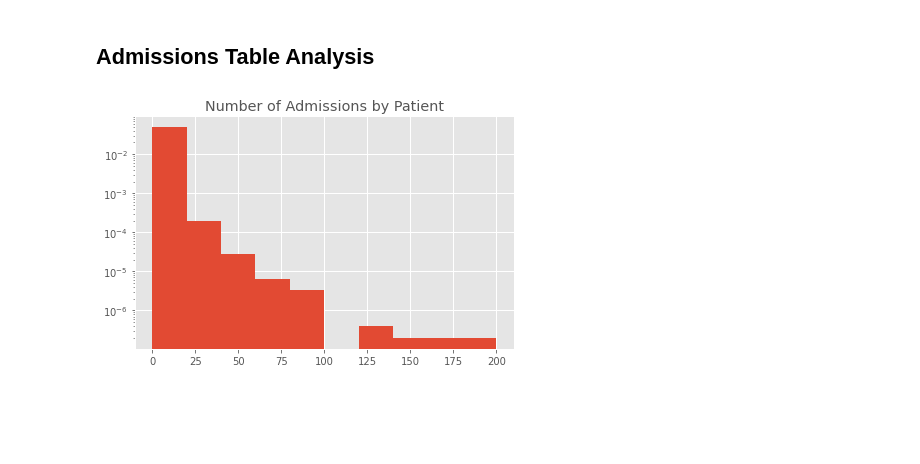
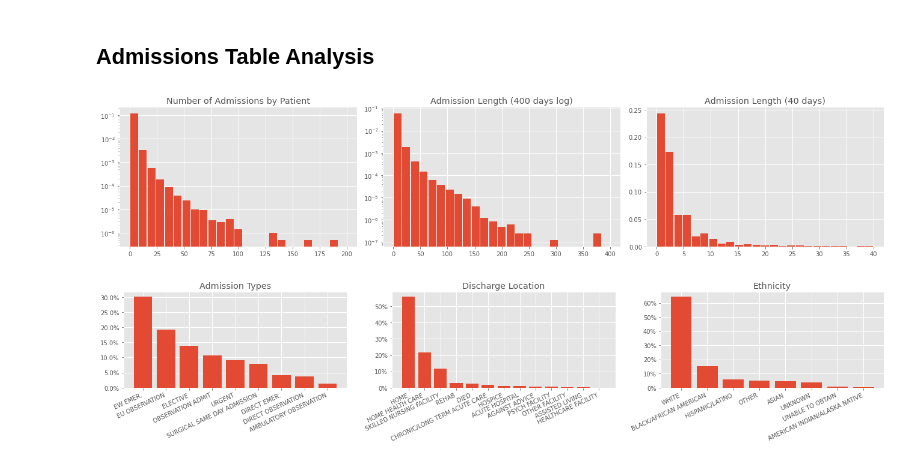
Before and after one commit to pasteur-dev/pasteur, a Jupyter notebook: notebooks/mimic_core.ipynb, the cells around one changed output. Cells and saved outputs as stored; diff of their text form; code cells hidden in the pictures; blank space fills up the shorter version.

Commit message:
add admissions charts

```diff
--- a/notebooks/mimic_core.ipynb
+++ b/notebooks/mimic_core.ipynb
@@ -90,13 +90,52 @@ fig.tight_layout()
 # %%
 # Sensitive
 admissions.head()
-# %%
-counts = admissions.groupby('subject_id')['subject_id'].count()
-plt.title('Number of Admissions by Patient')
-plt.hist(counts, range=(0, 200), log=True, density=True);
-plt.tight_layout()
-# %% [output]
-[figure, removed]
+# %%
+fig, ax = subplots_row(3)
+counts = admissions.groupby('subject_id')['subject_id'].count()
+ax[0].set_title('Number of Admissions by Patient')
+ax[0].hist(counts, range=(0, 200), log=True, density=True, bins=25, rwidth=0.9)
+
+admission_length = admissions['dischtime'] - admissions['admittime']
+ax[1].set_title('Admission Length (400 days log)')
+ax[1].hist(admission_length.dt.days, range=(0, 400), density=True, log=True, bins=25, rwidth=0.9)
+
+ax[2].set_title('Admission Length (40 days)')
+ax[2].hist(admission_length.dt.days, range=(0, 40), density=True, bins=25, rwidth=0.9)
+
+fig.tight_layout()
+# %% [output]
+[figure, added]
+# %%
+fig, ax = subplots_row(3)
+i = 0
+
+counts = admissions.value_counts('admission_type')
+counts /= np.sum(counts)
+ax[i].set_title('Admission Types')
+ax[i].bar(list(counts.keys()), list(counts.values))
+ax[i].yaxis.set_major_formatter(mtick.PercentFormatter(1.0))
+plt.setp(ax[i].get_xticklabels(), rotation=25, horizontalalignment='right')
+
+i += 1
+counts = admissions.value_counts('discharge_location')
+counts /= np.sum(counts)
+ax[i].set_title('Discharge Location')
+ax[i].bar(list(counts.keys()), list(counts.values))
+ax[i].yaxis.set_major_formatter(mtick.PercentFormatter(1.0))
+plt.setp(ax[i].get_xticklabels(), rotation=25, horizontalalignment='right')
+
+i += 1
+counts = admissions.value_counts('ethnicity')
+counts /= np.sum(counts)
+ax[i].set_title('Ethnicity')
+ax[i].bar(list(counts.keys()), list(counts.values))
+ax[i].yaxis.set_major_formatter(mtick.PercentFormatter(1.0))
+plt.setp(ax[i].get_xticklabels(), rotation=25, horizontalalignment='right')
+
+fig.tight_layout()
+# %% [output]
+[figure, added]
 # %%
 # Sensitive
 transfers.head()
```
Also changed, not shown: parts of 1 cell of this notebook.
